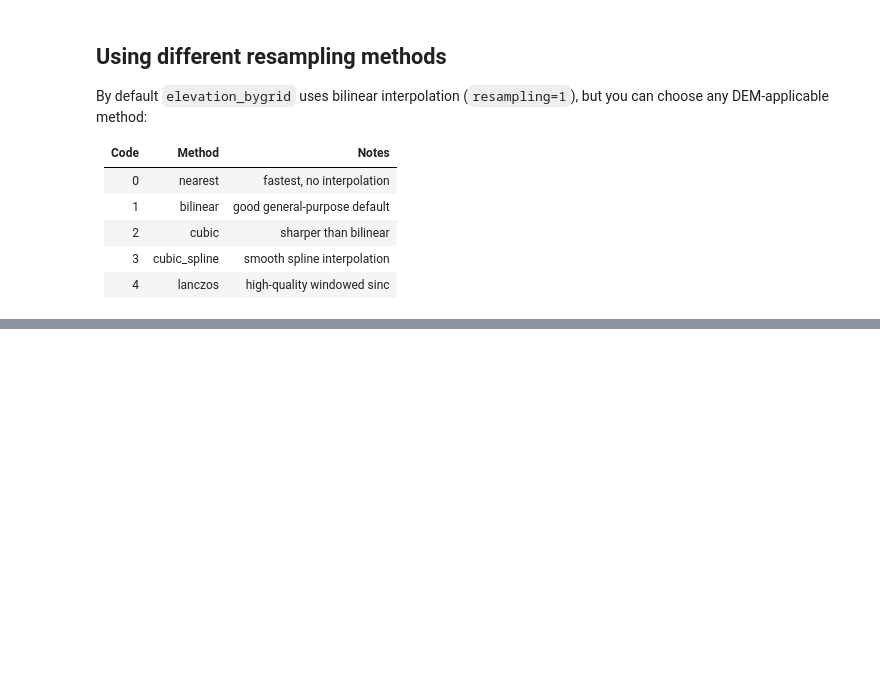
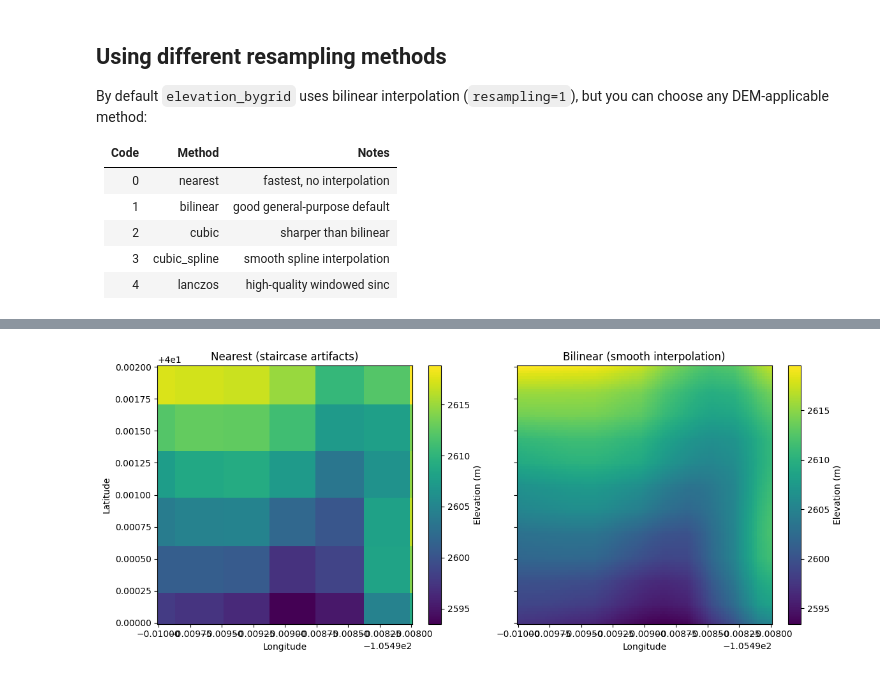
Before and after one commit to hyriver/seamless-3dep, a Jupyter notebook: docs/examples/elevation.ipynb, the cells around one changed output, grey strips where cells are left out. Drawn from its saved outputs; the diff is of its cells as text; code cells hidden in the pictures; blank space fills up the shorter version.

Commit message:
docs: add sub-pixel interpolation example and fix lint issues

```diff
--- a/docs/examples/elevation.ipynb
+++ b/docs/examples/elevation.ipynb
@@ -114,0 +126,26 @@ plt.show()
+# %%
+# ~200 m patch at ~2 m spacing (much finer than the 10 m DEM)
+fine_longs = np.linspace(-105.5, -105.498, 100)
+fine_lats = np.linspace(40.0, 40.002, 100)
+
+elev_bilinear = s3dep.elevation_bygrid(fine_longs, fine_lats, resampling=1)
+elev_nearest = s3dep.elevation_bygrid(fine_longs, fine_lats, resampling=0)
+
+fig, axes = plt.subplots(1, 2, figsize=(12, 5), sharey=True)
+
+im0 = axes[0].pcolormesh(fine_longs, fine_lats, elev_nearest, shading="auto")
+fig.colorbar(im0, ax=axes[0], label="Elevation (m)")
+axes[0].set_title("Nearest (staircase artifacts)")
+axes[0].set_xlabel("Longitude")
+axes[0].set_ylabel("Latitude")
+
+im1 = axes[1].pcolormesh(fine_longs, fine_lats, elev_bilinear, shading="auto")
+fig.colorbar(im1, ax=axes[1], label="Elevation (m)")
+axes[1].set_title("Bilinear (smooth interpolation)")
+axes[1].set_xlabel("Longitude")
+
+fig.tight_layout()
+fig.savefig("images/subpixel_interpolation.png")
+plt.show()
+# %% [output]
+[figure, added]
```
Also changed, not shown: parts of 2 cells of this notebook, 6 other files.
